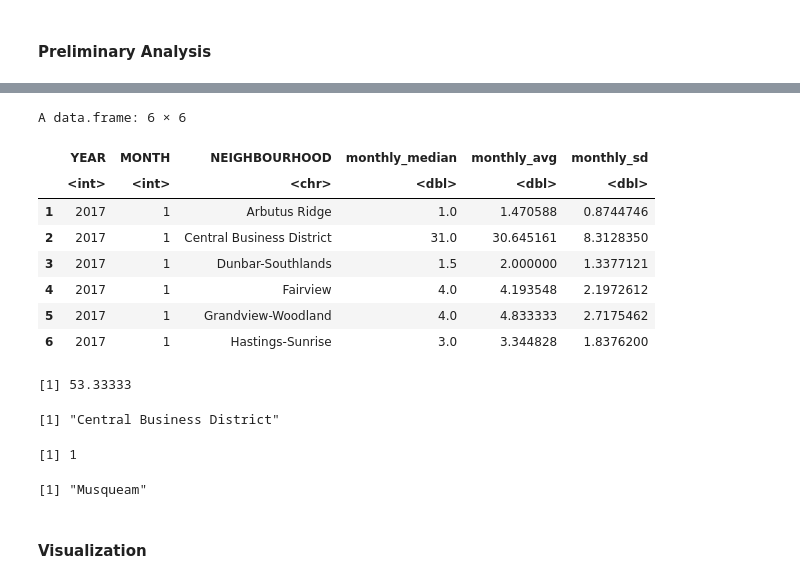
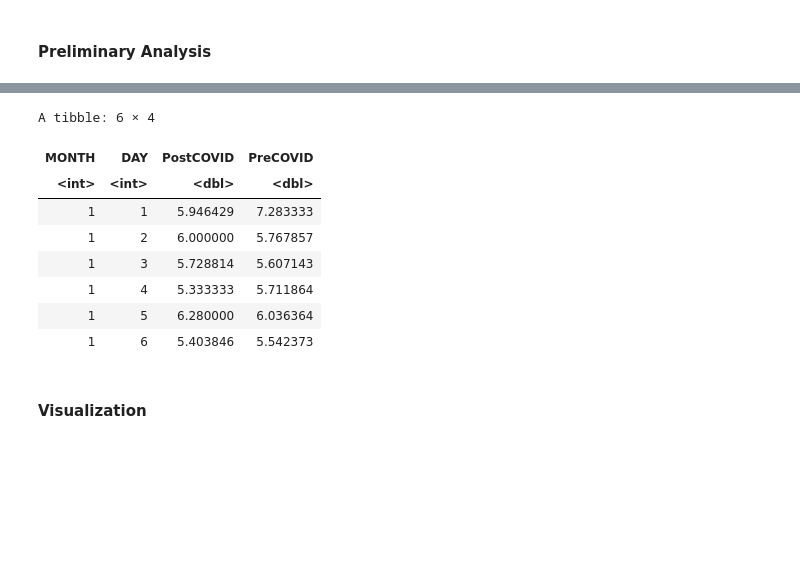
Before and after one commit to MarsZan/STAT201_Project_Group_30, a Jupyter notebook: Project_Proposal.ipynb, the cells around one changed output, grey strips where cells are left out. Saved outputs shown, nothing was run; the diff lists cells and outputs as text; code cells hidden in the pictures; blank space fills up the shorter version.

Commit message:
Final Proposal Draft 1
draft with member names, Method and Result, Discussion in place

```diff
--- a/Project_Proposal.ipynb
+++ b/Project_Proposal.ipynb
@@ -151,53 +103,27 @@ A data.frame: 6 × 5
-# %%
-# monthly analysis
-# monthly average crime incidents per day for all neighbourhoods
-crime_monthly_avg <- crime_total %>%
-    group_by(YEAR,MONTH, NEIGHBOURHOOD) %>%
-    summarise(monthly_avg = mean(total), `.groups` = "drop")
-#head(crime_monthly_avg)
-
-# monthly median crime incidents per day for all neighbourhoods
-crime_monthly_median <- crime_total %>%
-    group_by(YEAR,MONTH, NEIGHBOURHOOD) %>%
-    summarise(monthly_median = median(total), `.groups` = "drop")
-#head(crime_monthly_median)
-
-# monthly standard deviation crime incidents per day for all neighbourhoods
-crime_monthly_sd <- crime_total %>%
-    group_by(YEAR,MONTH, NEIGHBOURHOOD) %>%
-    summarise(monthly_sd = sd(total), `.groups` = "drop")
-#head(crime_monthly_sd)
-
-summary_stats_on_month <- cbind(crime_monthly_median,crime_monthly_avg,crime_monthly_sd) %>%
-    select(c(1,2,3,4,8,12))
-head(summary_stats_on_month)
-# %% [output]
-A data.frame: 6 × 6
-|  | YEAR | MONTH | NEIGHBOURHOOD | monthly_median | monthly_avg | monthly_sd |
-|  | <int> | <int> | <chr> | <dbl> | <dbl> | <dbl> |
-| 1 | 2017 | 1 | Arbutus Ridge | 1.0 | 1.470588 | 0.8744746 |
-| 2 | 2017 | 1 | Central Business District | 31.0 | 30.645161 | 8.3128350 |
-| 3 | 2017 | 1 | Dunbar-Southlands | 1.5 | 2.000000 | 1.3377121 |
-| 4 | 2017 | 1 | Fairview | 4.0 | 4.193548 | 2.1972612 |
-| 5 | 2017 | 1 | Grandview-Woodland | 4.0 | 4.833333 | 2.7175462 |
-| 6 | 2017 | 1 | Hastings-Sunrise | 3.0 | 3.344828 | 1.8376200 |
-# %%
-# highest average daily cirme incident rate
-daily_highest <- max(crime_daily_avg$daily_avg)
-highest_area <- crime_daily_avg$NEIGHBOURHOOD[which.max(crime_daily_avg$daily_avg)]
-daily_highest
-highest_area
-
-# lowest average daily cirme incident rate
-daily_lowest <- min(crime_daily_avg$daily_avg)
-lowest_area <- crime_daily_avg$NEIGHBOURHOOD[which.min(crime_daily_avg$daily_avg)]
-daily_lowest
-lowest_area
-# %% [output]
-[1] 53.33333
-[1] "Central Business District"
-[1] 1
-[1] "Musqueam"
+# %%
+# transform data set for sampling and paired sample t-test
+wrangled_data <-
+    crime_daily_avg %>%
+    pivot_wider(names_from = PERIOD, values_from = daily_avg)
+head(wrangled_data)
+# obtain a sample for the analysis
+set.seed(1)
+one_sample_wider <- wrangled_data %>%
+    rep_sample_n(size = 36, reps = 1) %>%
+    na.omit()
+# convert sample back to tidy format
+one_sample_longer <- one_sample_wider %>%
+    pivot_longer(c(PostCOVID,PreCOVID), names_to = "PERIOD", values_to = "daily_avg")
+# %% [output]
+A tibble: 6 × 4
+| MONTH | DAY | PostCOVID | PreCOVID |
+| <int> | <int> | <dbl> | <dbl> |
+| 1 | 1 | 5.946429 | 7.283333 |
+| 1 | 2 | 6.000000 | 5.767857 |
+| 1 | 3 | 5.728814 | 5.607143 |
+| 1 | 4 | 5.333333 | 5.711864 |
+| 1 | 5 | 6.280000 | 6.036364 |
+| 1 | 6 | 5.403846 | 5.542373 |
 # %% [markdown]
 #### Visualization
 # %%
```
Also changed, not shown: parts of 31 cells of this notebook.
